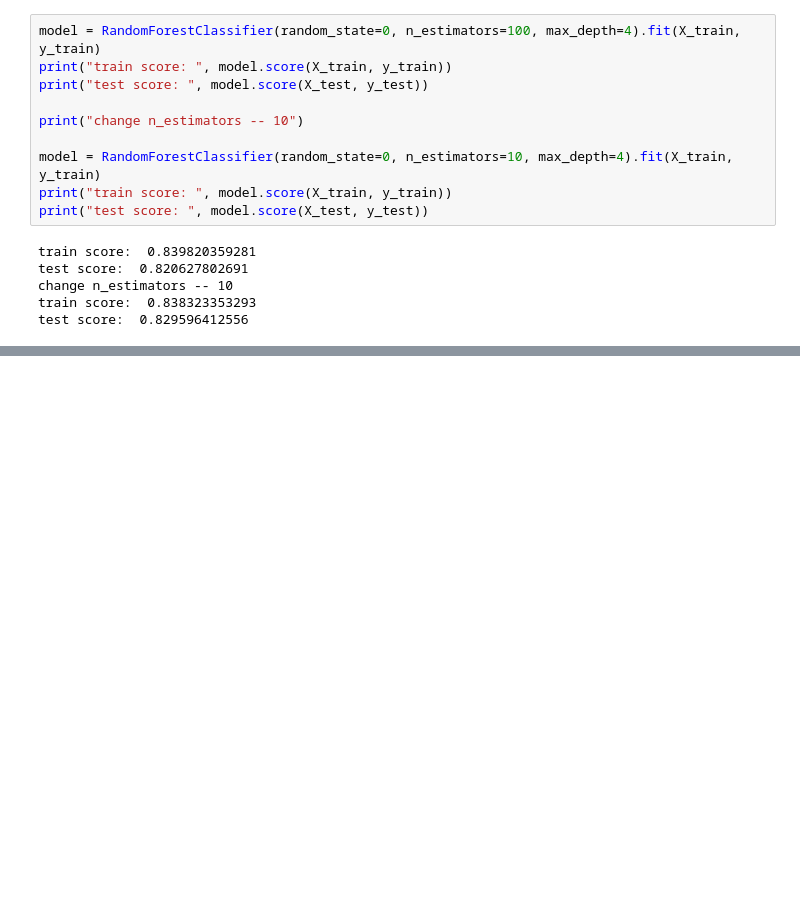
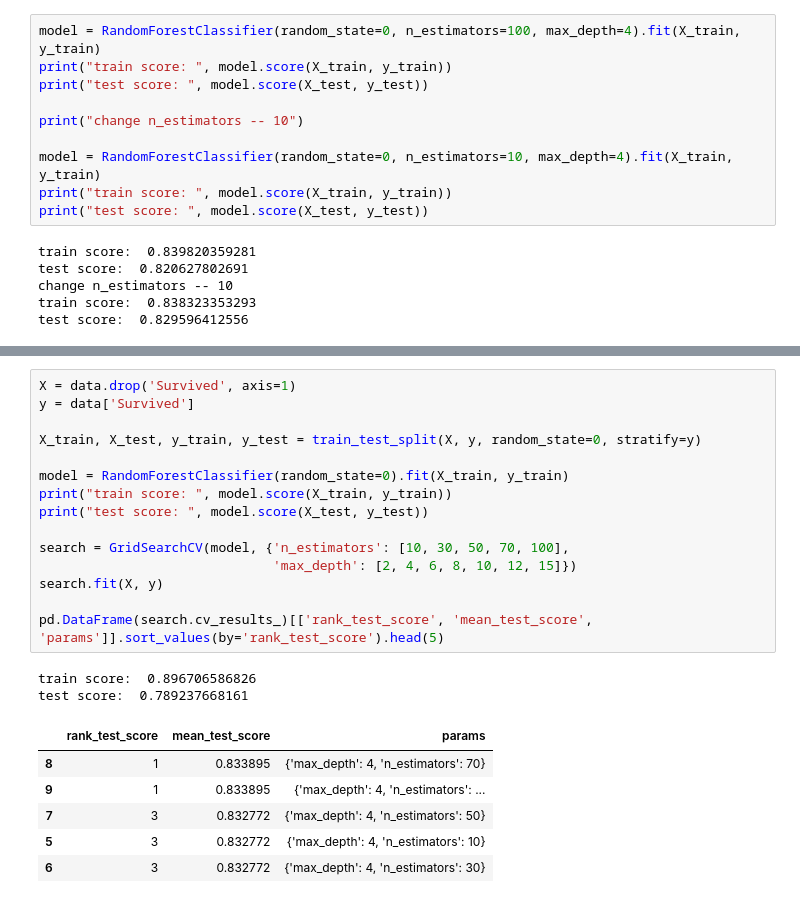
Before and after one commit to petarivanovv9/Machine-Learning-Course-FMI, a Jupyter notebook: titanic-exercise.ipynb, the cells around one changed output, grey strips where cells are left out. Drawn from its saved outputs; the diff is of its cells as text; blank space fills up the shorter version.

```diff
--- a/titanic-exercise.ipynb
+++ b/titanic-exercise.ipynb
@@ -501,0 +518,24 @@ test score:  0.829596412556
+# %%
+X = data.drop('Survived', axis=1)
+y = data['Survived']
+
+X_train, X_test, y_train, y_test = train_test_split(X, y, random_state=0, stratify=y)
+
+model = RandomForestClassifier(random_state=0).fit(X_train, y_train)
+print("train score: ", model.score(X_train, y_train))
+print("test score: ", model.score(X_test, y_test))
+
+search = GridSearchCV(model, {'n_estimators': [10, 30, 50, 70, 100],
+                              'max_depth': [2, 4, 6, 8, 10, 12, 15]})
+search.fit(X, y)
+
+pd.DataFrame(search.cv_results_)[['rank_test_score', 'mean_test_score', 'params']].sort_values(by='rank_test_score').head(5)
+# %% [output]
+train score:  0.896706586826
+test score:  0.789237668161
+|  | rank_test_score | mean_test_score | params |
+| 8 | 1 | 0.833895 | {'max_depth': 4, 'n_estimators': 70} |
+| 9 | 1 | 0.833895 | {'max_depth': 4, 'n_estimators': ... |
+| 7 | 3 | 0.832772 | {'max_depth': 4, 'n_estimators': 50} |
+| 5 | 3 | 0.832772 | {'max_depth': 4, 'n_estimators': 10} |
+| 6 | 3 | 0.832772 | {'max_depth': 4, 'n_estimators': 30} |
```
Also changed, not shown: parts of 6 cells of this notebook.
